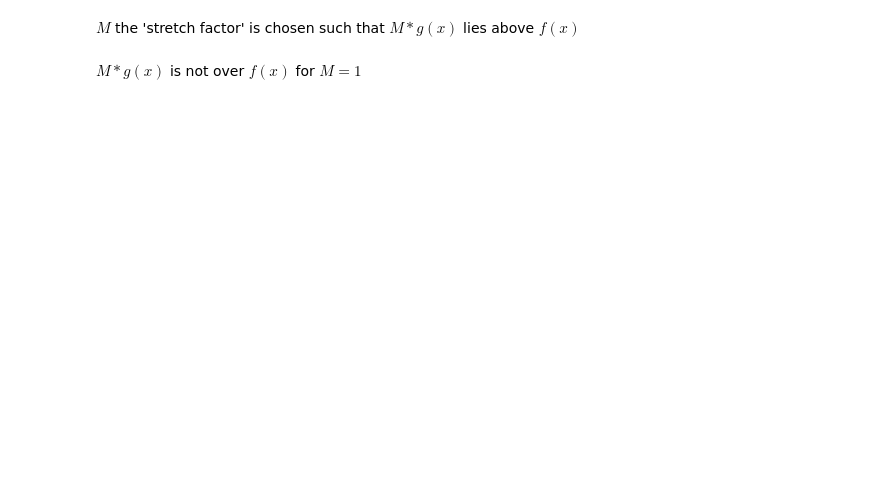
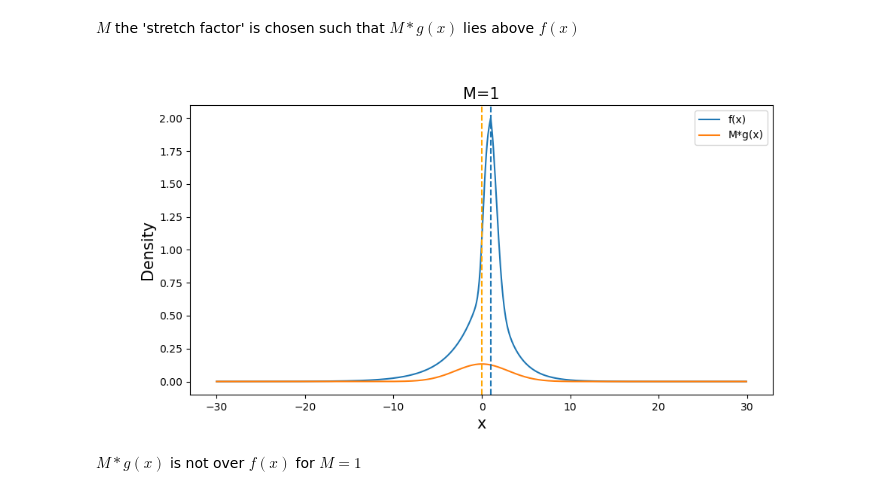
Before and after one commit to vn-kkk/Master-Thesis, a Jupyter notebook: Sampling methods/09.01.MCMC sampling.ipynb, the cells around one changed output. Drawn from its saved outputs; the diff is of its cells as text; code cells hidden in the pictures; blank space fills up the shorter version.

```diff
--- a/Sampling methods/09.01.MCMC sampling.ipynb
+++ b/Sampling methods/09.01.MCMC sampling.ipynb
@@ -73,18 +79,20 @@ $M$ the 'stretch factor' is chosen such that $M*g(x)$ lies above $f(x)$
 # %%
 M=1
 
 # Plot the two functions
 plt.figure(figsize=(10,5))
 plt.plot(x_vals, f_vals)
 plt.plot(x_vals, M*g_vals)
 plt.title("M=%s"%M, fontsize=15)
 plt.legend(['f(x)', 'M*g(x)'])
 plt.xlabel('x', fontsize=15)
 plt.ylabel('Density', fontsize=15)
-plt.axvline(1, color='b', linestyle='--')
-plt.axvline(0, color='r', linestyle='--')
+plt.axvline(1, linestyle='--')
+plt.axvline(0, color='orange', linestyle='--')
 
 plt.show()
+# %% [output]
+[figure, added]
 # %% [markdown]
 $M*g(x)$ is not over $f(x)$ for $M=1$
 # %%
```
Also changed, not shown: parts of 22 cells of this notebook, 9 other files.
